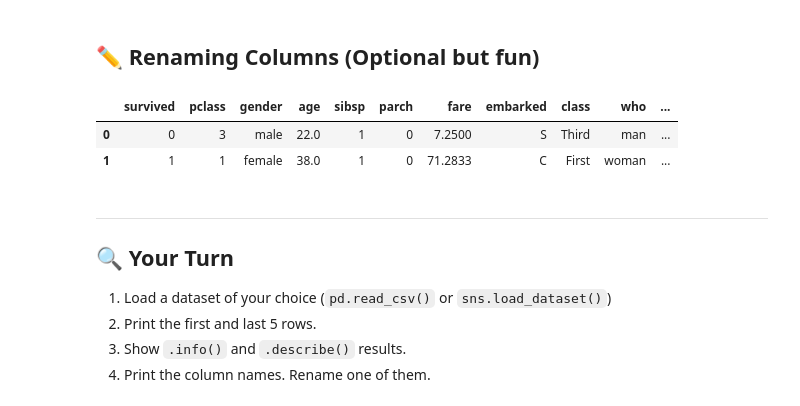
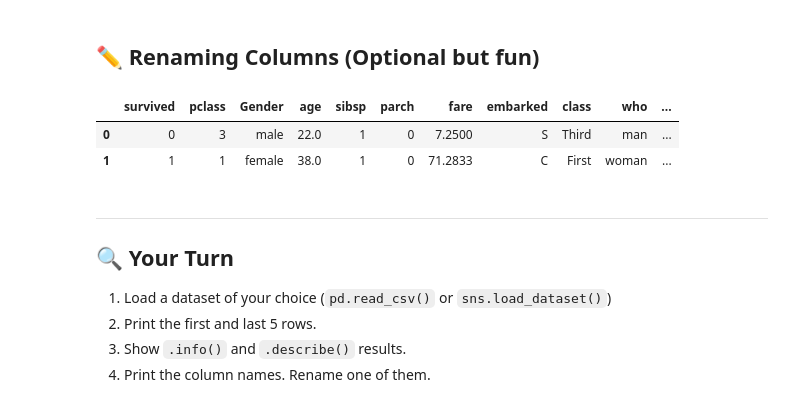
Before and after one commit to thaiyenphung/thaiyenphung-DataScience-2025, a Jupyter notebook: Completed/06-Working_with_Data/03-loading_and_exploring_data.ipynb, the cells around one changed output. Saved outputs shown, nothing was run; the diff lists cells and outputs as text; code cells hidden in the pictures.

```diff
--- a/Completed/06-Working_with_Data/03-loading_and_exploring_data.ipynb
+++ b/Completed/06-Working_with_Data/03-loading_and_exploring_data.ipynb
@@ -116,10 +116,10 @@ df.describe(include="all")
 ## ✏️ Renaming Columns (Optional but fun)
 # %%
 # Rename 'sex' to 'gender' for clarity
-df.rename(columns={"sex": "gender"}, inplace=True)
+df.rename(columns={"Sex": "Gender"}, inplace=True)
 df.head(2)
 # %% [output]
-|  | survived | pclass | gender | age | sibsp | parch | fare | embarked | class | who | ... |
+|  | survived | pclass | Gender | age | sibsp | parch | fare | embarked | class | who | ... |
 | 0 | 0 | 3 | male | 22.0 | 1 | 0 | 7.2500 | S | Third | man | ... |
 | 1 | 1 | 1 | female | 38.0 | 1 | 0 | 71.2833 | C | First | woman | ... |
 # %% [markdown]
```
